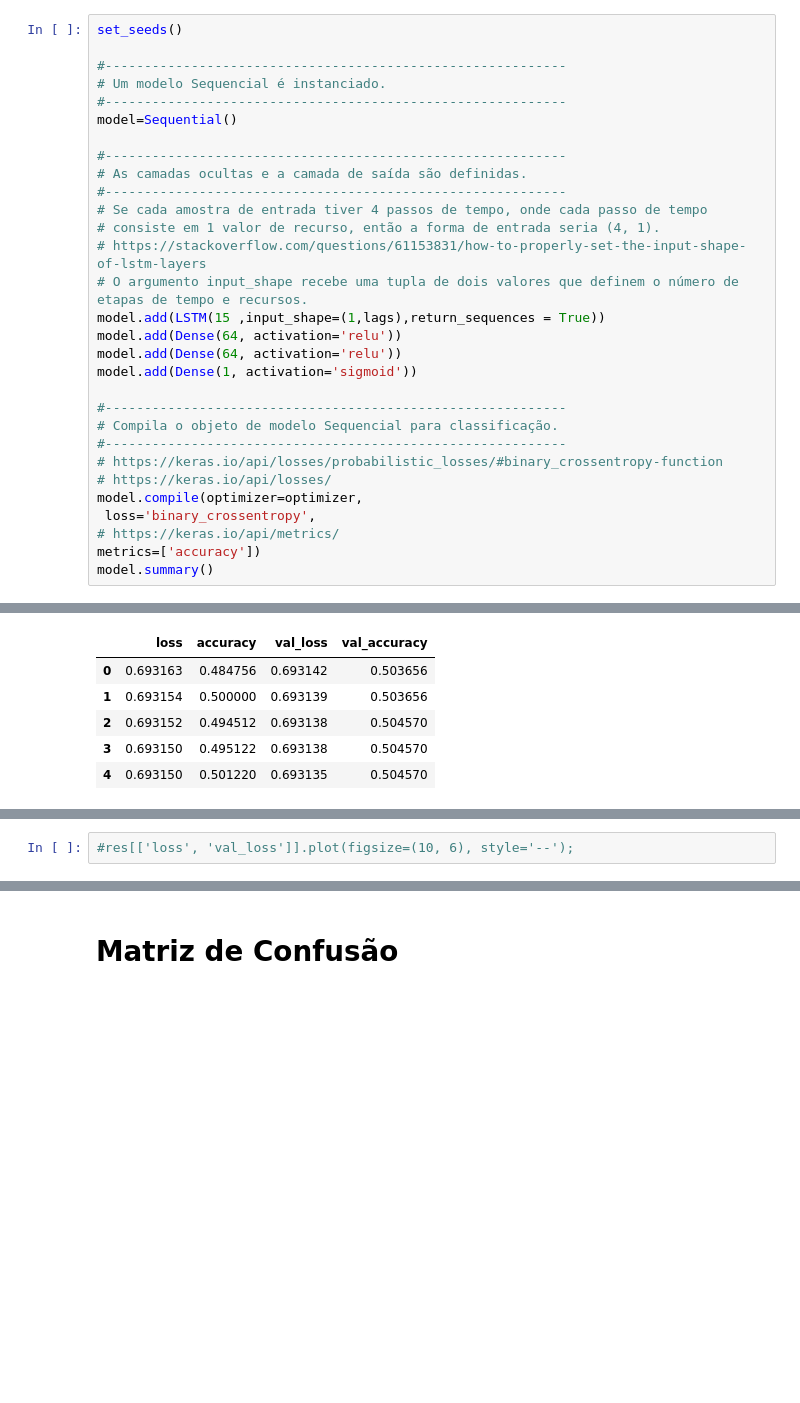
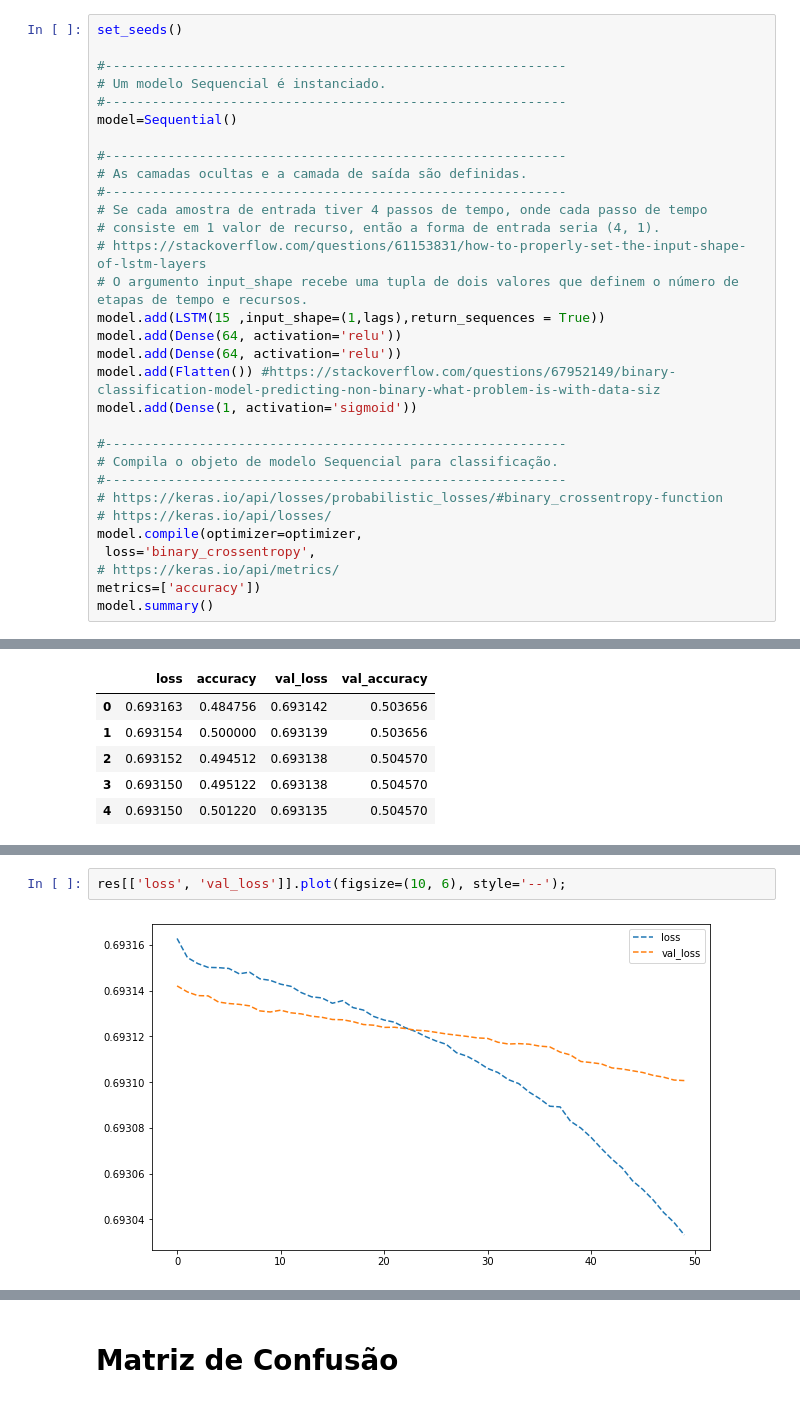
Before and after one commit to BeneInfosec/Inteligencia_Artificial, a Jupyter notebook: TCC/1_experimento_LSTM.ipynb, the cells around one changed output, grey strips where cells are left out. Saved outputs shown, nothing was run; the diff lists cells and outputs as text; blank space fills up the shorter version.

```diff
--- a/TCC/1_experimento_LSTM.ipynb
+++ b/TCC/1_experimento_LSTM.ipynb
@@ -201,6 +201,7 @@ model=Sequential()
 model.add(LSTM(15 ,input_shape=(1,lags),return_sequences = True))
 model.add(Dense(64, activation='relu'))
 model.add(Dense(64, activation='relu'))
+model.add(Flatten()) #https://stackoverflow.com/questions/67952149/binary-classification-model-predicting-non-binary-what-problem-is-with-data-siz
 model.add(Dense(1, activation='sigmoid'))
 
 #-----------------------------------------------------------
@@ -366,2 +365,4 @@ predictions shape: (3, 1, 1)
 # %%
-#res[['loss', 'val_loss']].plot(figsize=(10, 6), style='--');
+res[['loss', 'val_loss']].plot(figsize=(10, 6), style='--');
+# %% [output]
+[figure, added]
```
Also changed, not shown: parts of 11 cells of this notebook.
